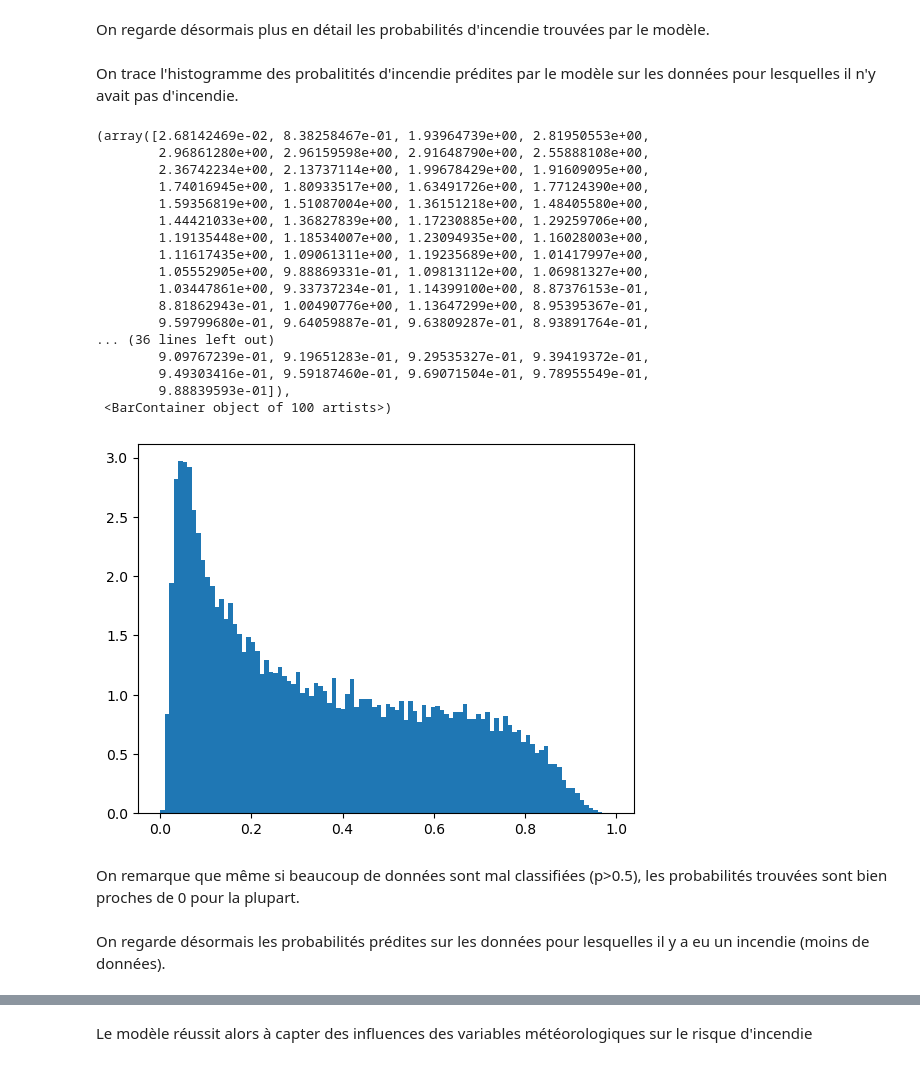
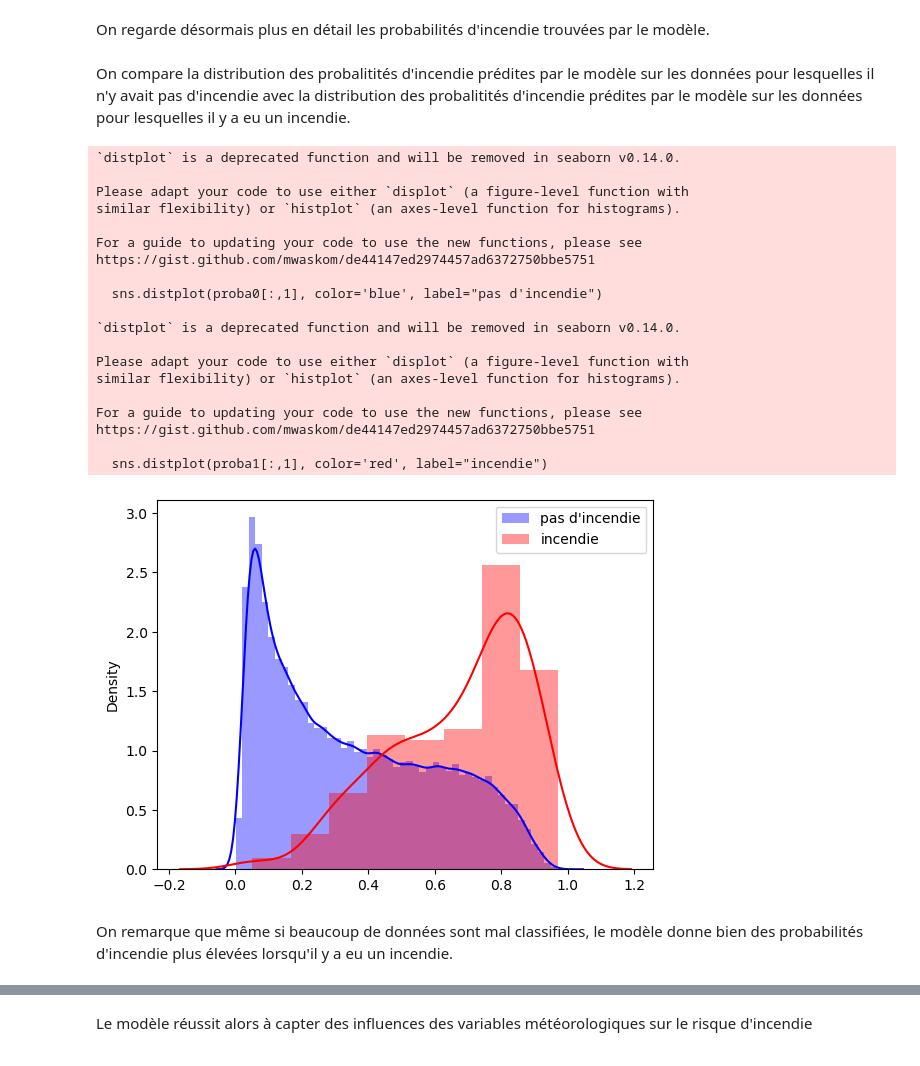
Before and after one commit to felixdechamps/ensae-prog2A, a Jupyter notebook: modelisation.ipynb, the cells around one changed output, grey strips where cells are left out. Cells and saved outputs as stored; diff of their text form; code cells hidden in the pictures.

```diff
--- a/modelisation.ipynb
+++ b/modelisation.ipynb
@@ -70,29 +70,33 @@ On regarde désormais plus en détail les probabilités d'incendie trouvées par
 proba0 = model.predict_proba(X_test[y_test==0])
 proba1 = model.predict_proba(X_test[y_test==1])
 # %% [markdown]
-On trace l'histogramme des probalitités d'incendie prédites par le modèle sur les données pour lesquelles il n'y avait pas d'incendie.
+On compare la distribution des probalitités d'incendie prédites par le modèle sur les données pour lesquelles il n'y avait pas d'incendie avec la distribution des probalitités d'incendie prédites par le modèle sur les données pour lesquelles il y a eu un incendie.
-# %%
-plt.hist(proba0[:,1], density=True, bins=100)
-# %% [output]
-(array([2.68142469e-02, 8.38258467e-01, 1.93964739e+00, 2.81950553e+00,
-        2.96861280e+00, 2.96159598e+00, 2.91648790e+00, 2.55888108e+00,
-        2.36742234e+00, 2.13737114e+00, 1.99678429e+00, 1.91609095e+00,
-        1.74016945e+00, 1.80933517e+00, 1.63491726e+00, 1.77124390e+00,
-        1.59356819e+00, 1.51087004e+00, 1.36151218e+00, 1.48405580e+00,
-        1.44421033e+00, 1.36827839e+00, 1.17230885e+00, 1.29259706e+00,
-        1.19135448e+00, 1.18534007e+00, 1.23094935e+00, 1.16028003e+00,
-        1.11617435e+00, 1.09061311e+00, 1.19235689e+00, 1.01417997e+00,
-        1.05552905e+00, 9.88869331e-01, 1.09813112e+00, 1.06981327e+00,
-        1.03447861e+00, 9.33737234e-01, 1.14399100e+00, 8.87376153e-01,
-        8.81862943e-01, 1.00490776e+00, 1.13647299e+00, 8.95395367e-01,
-        9.59799680e-01, 9.64059887e-01, 9.63809287e-01, 8.93891764e-01,
-... (36 lines left out)
-        9.09767239e-01, 9.19651283e-01, 9.29535327e-01, 9.39419372e-01,
-        9.49303416e-01, 9.59187460e-01, 9.69071504e-01, 9.78955549e-01,
-        9.88839593e-01]),
- <BarContainer object of 100 artists>)
-[figure, removed]
+# %%
+plt.figure()
+sns.distplot(proba0[:,1], color='blue', label="pas d'incendie")
+sns.distplot(proba1[:,1], color='red', label="incendie")
+plt.legend()
+plt.show()
+# %% [output]
+`distplot` is a deprecated function and will be removed in seaborn v0.14.0.
+
+Please adapt your code to use either `displot` (a figure-level function with
+similar flexibility) or `histplot` (an axes-level function for histograms).
+
+For a guide to updating your code to use the new functions, please see
+https://gist.github.com/mwaskom/de44147ed2974457ad6372750bbe5751
+
+  sns.distplot(proba0[:,1], color='blue', label="pas d'incendie")
+
+`distplot` is a deprecated function and will be removed in seaborn v0.14.0.
+
+Please adapt your code to use either `displot` (a figure-level function with
+similar flexibility) or `histplot` (an axes-level function for histograms).
+
+For a guide to updating your code to use the new functions, please see
+https://gist.github.com/mwaskom/de44147ed2974457ad6372750bbe5751
+
+  sns.distplot(proba1[:,1], color='red', label="incendie")
+[figure, added]
 # %% [markdown]
-On remarque que même si beaucoup de données sont mal classifiées (p>0.5), les probabilités trouvées sont bien proches de 0 pour la plupart.
+On remarque que même si beaucoup de données sont mal classifiées, le modèle donne bien des probabilités d'incendie plus élevées lorsqu'il y a eu un incendie.
-# %% [markdown]
-On regarde désormais les probabilités prédites sur les données pour lesquelles il y a eu un incendie (moins de données).
```
Also changed, not shown: parts of 16 cells of this notebook.
